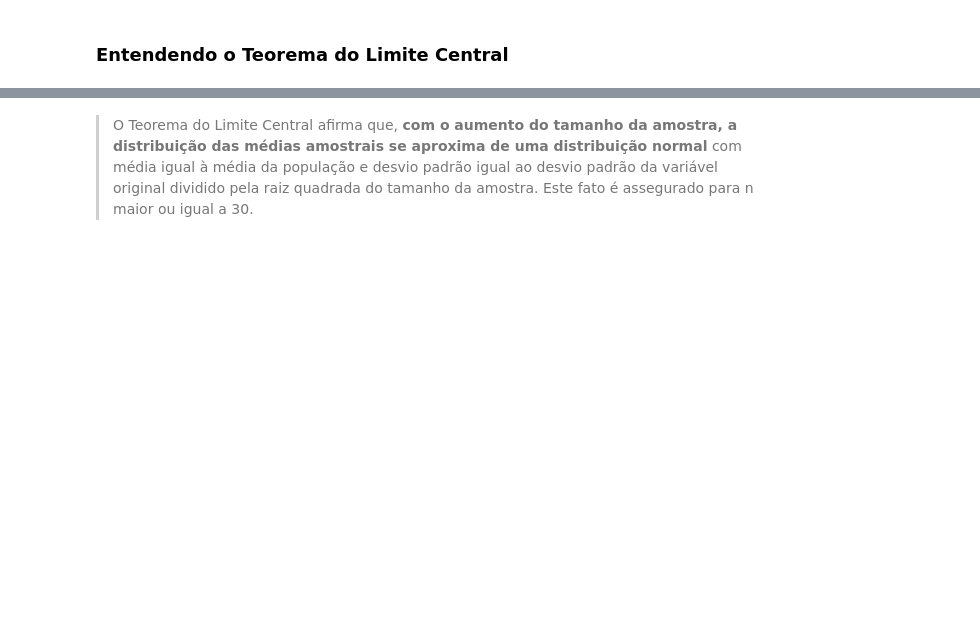
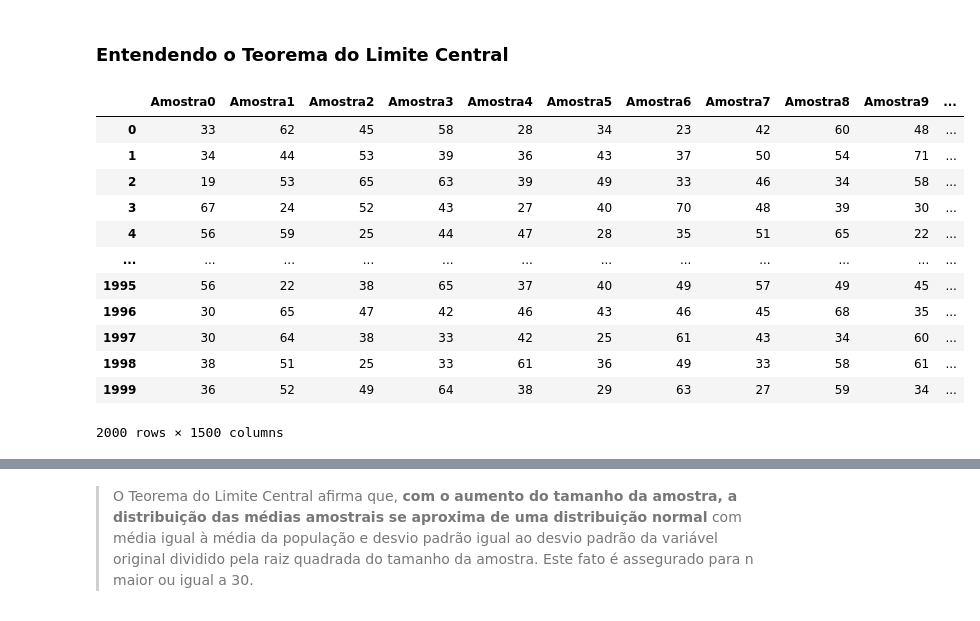
Before and after one commit to Leonardo010/Probabilidade_e_Amostragem_Alura, a Jupyter notebook: Curso_de_Estatística_Parte_2.ipynb, the cells around one changed output, grey strips where cells are left out. Cells and saved outputs as stored; diff of their text form; code cells hidden in the pictures; blank space fills up the shorter version.

```diff
--- a/Curso_de_Estatística_Parte_2.ipynb
+++ b/Curso_de_Estatística_Parte_2.ipynb
@@ -889,0 +895,21 @@ O desvio padrão das médias amostrais é conhecido como **erro padrão da médi
+# %%
+for i in range(total_de_amostras):
+    _ = dados.Idade.sample(n)
+    _.index = range(0, len(_))
+    amostras['Amostra' + str(i)] = _
+
+amostras
+# %% [output]
+|  | Amostra0 | Amostra1 | Amostra2 | Amostra3 | Amostra4 | Amostra5 | Amostra6 | Amostra7 | Amostra8 | Amostra9 | ... |
+| 0 | 33 | 62 | 45 | 58 | 28 | 34 | 23 | 42 | 60 | 48 | ... |
+| 1 | 34 | 44 | 53 | 39 | 36 | 43 | 37 | 50 | 54 | 71 | ... |
+| 2 | 19 | 53 | 65 | 63 | 39 | 49 | 33 | 46 | 34 | 58 | ... |
+| 3 | 67 | 24 | 52 | 43 | 27 | 40 | 70 | 48 | 39 | 30 | ... |
+| 4 | 56 | 59 | 25 | 44 | 47 | 28 | 35 | 51 | 65 | 22 | ... |
+| ... | ... | ... | ... | ... | ... | ... | ... | ... | ... | ... | ... |
+| 1995 | 56 | 22 | 38 | 65 | 37 | 40 | 49 | 57 | 49 | 45 | ... |
+| 1996 | 30 | 65 | 47 | 42 | 46 | 43 | 46 | 45 | 68 | 35 | ... |
+| 1997 | 30 | 64 | 38 | 33 | 42 | 25 | 61 | 43 | 34 | 60 | ... |
+| 1998 | 38 | 51 | 25 | 33 | 61 | 36 | 49 | 33 | 58 | 61 | ... |
+| 1999 | 36 | 52 | 49 | 64 | 38 | 29 | 63 | 27 | 59 | 34 | ... |
+2000 rows × 1500 columns
```
Also changed, not shown: parts of 21 cells of this notebook.
